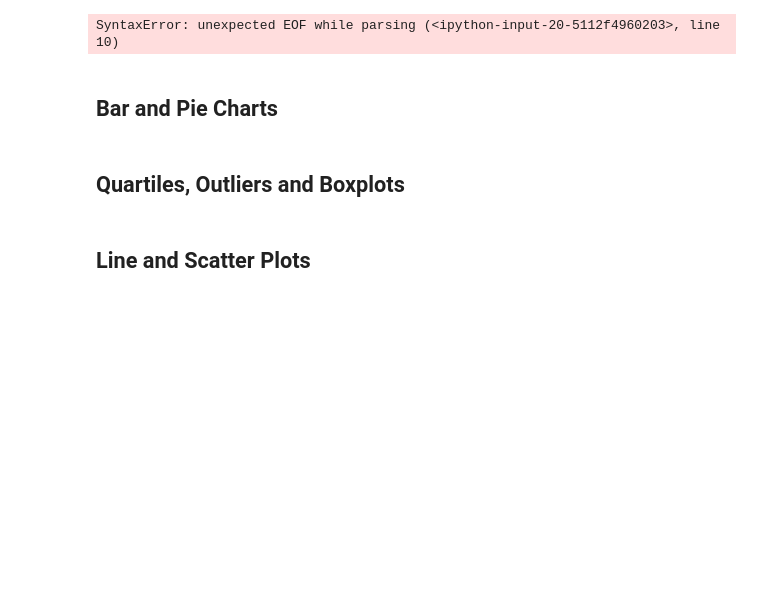
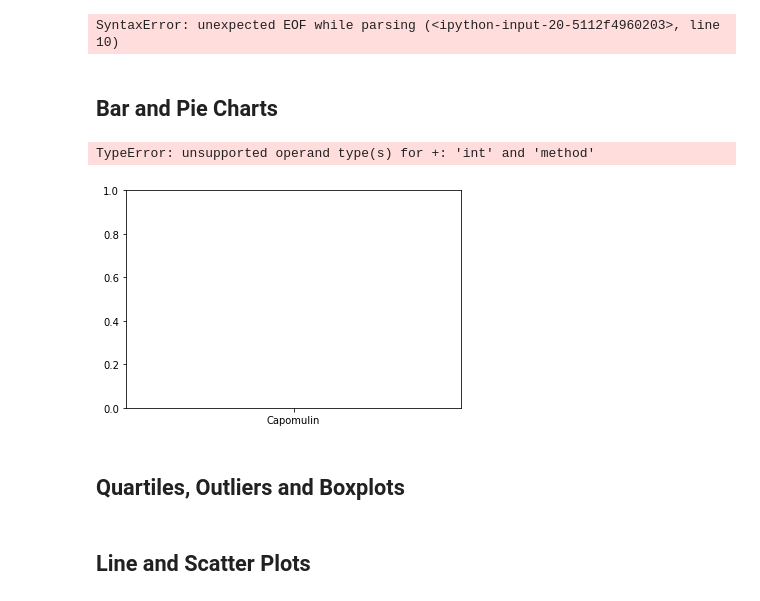
Before and after one commit to rmaher314/HW5_Matplotlib, a Jupyter notebook: pymaceuticals_starter.ipynb, the cells around one changed output. Saved outputs shown, nothing was run; the diff lists cells and outputs as text; code cells hidden in the pictures; blank space fills up the shorter version.

Commit message:
Initial attempt at the bar plot.  eh.

```diff
--- a/pymaceuticals_starter.ipynb
+++ b/pymaceuticals_starter.ipynb
@@ -122,6 +118,10 @@ SyntaxError: unexpected EOF while parsing (<ipython-input-20-5112f4960203>, line
 ## Bar and Pie Charts
 # %%
 # Generate a bar plot showing the total number of mice for each treatment throughout the course of the study using pandas.
+plt.bar(mouse_data_nodupes_df["Drug Regimen"], mouse_data_nodupes_df["Mouse ID"].count, color='r', alpha=0.5, align="center")
+# %% [output]
+TypeError: unsupported operand type(s) for +: 'int' and 'method'
+[figure, added]
 # %%
 # Generate a bar plot showing the total number of mice for each treatment throughout the course of the study using pyplot.
 # %%
```
Also changed, not shown: parts of 1 cell of this notebook.
